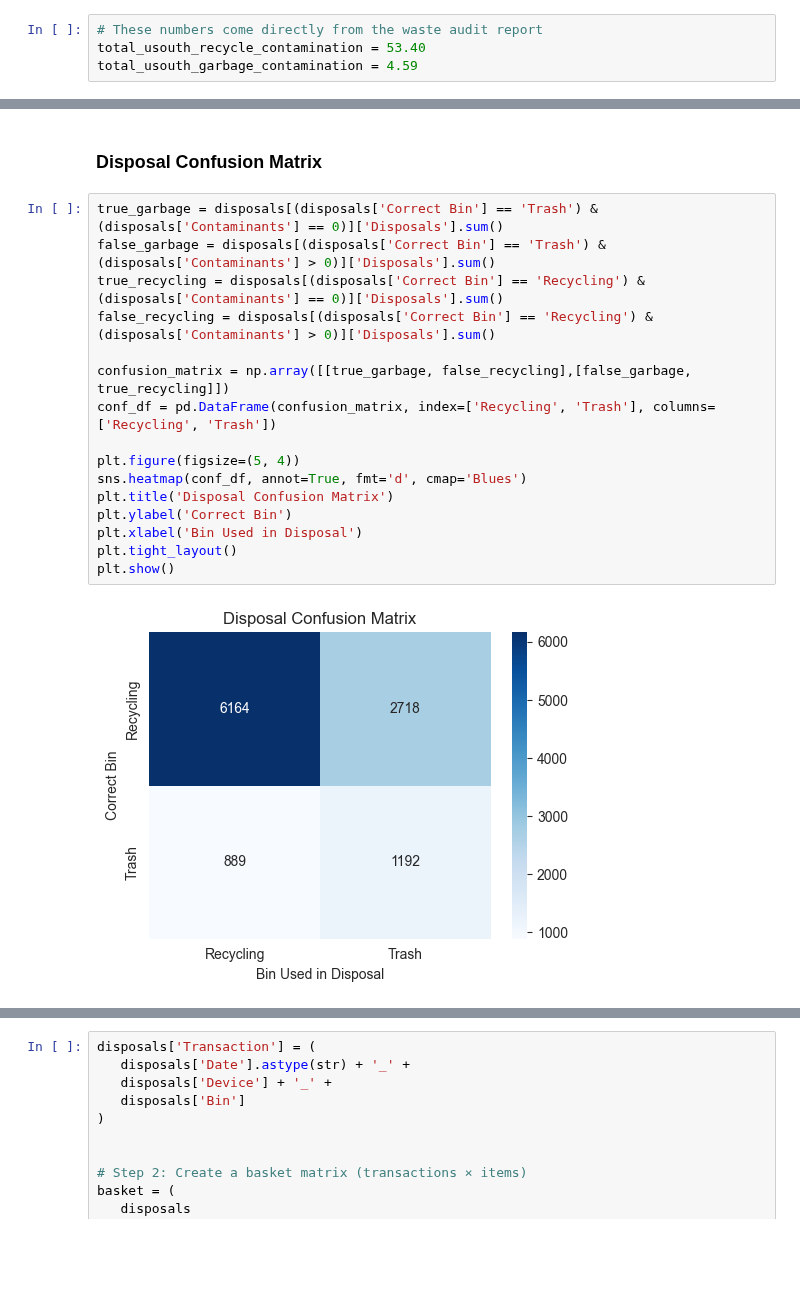
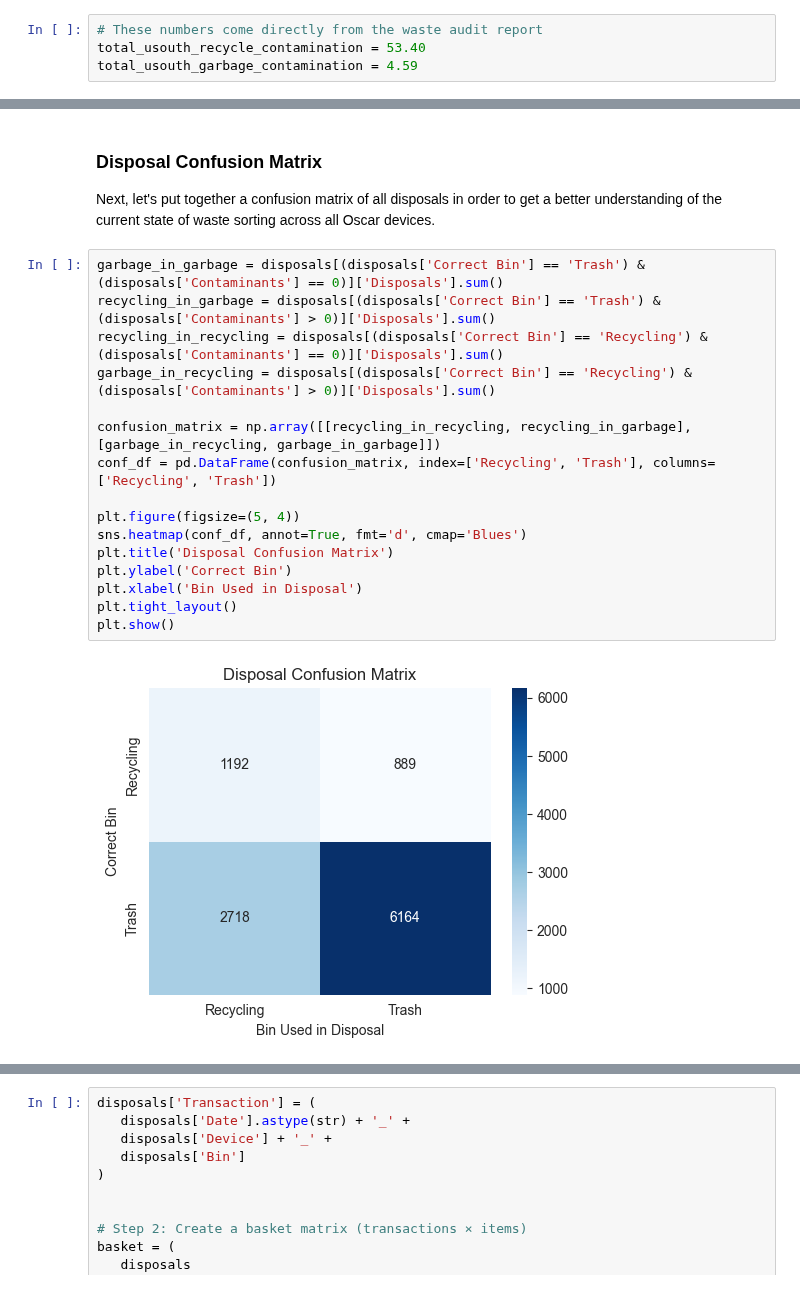
Before and after one commit to bps78/Oscar-Research-Project, a Jupyter notebook: oscar_project.ipynb, the cells around one changed output, grey strips where cells are left out. Saved outputs shown, nothing was run; the diff lists cells and outputs as text; blank space fills up the shorter version.

```diff
--- a/oscar_project.ipynb
+++ b/oscar_project.ipynb
@@ -653,20 +699,21 @@ plt.show()
 # %% [markdown]
 ### Disposal Confusion Matrix
+Next, let's put together a confusion matrix of all disposals in order to get a better understanding of the current state of waste sorting across all Oscar devices.
 # %%
-true_garbage = disposals[(disposals['Correct Bin'] == 'Trash') & (disposals['Contaminants'] == 0)]['Disposals'].sum()
-false_garbage = disposals[(disposals['Correct Bin'] == 'Trash') & (disposals['Contaminants'] > 0)]['Disposals'].sum()
-true_recycling = disposals[(disposals['Correct Bin'] == 'Recycling') & (disposals['Contaminants'] == 0)]['Disposals'].sum()
-false_recycling = disposals[(disposals['Correct Bin'] == 'Recycling') & (disposals['Contaminants'] > 0)]['Disposals'].sum()
+garbage_in_garbage = disposals[(disposals['Correct Bin'] == 'Trash') & (disposals['Contaminants'] == 0)]['Disposals'].sum()
+recycling_in_garbage = disposals[(disposals['Correct Bin'] == 'Trash') & (disposals['Contaminants'] > 0)]['Disposals'].sum()
+recycling_in_recycling = disposals[(disposals['Correct Bin'] == 'Recycling') & (disposals['Contaminants'] == 0)]['Disposals'].sum()
+garbage_in_recycling = disposals[(disposals['Correct Bin'] == 'Recycling') & (disposals['Contaminants'] > 0)]['Disposals'].sum()
 
-confusion_matrix = np.array([[true_garbage, false_recycling],[false_garbage, true_recycling]])
+confusion_matrix = np.array([[recycling_in_recycling, recycling_in_garbage],[garbage_in_recycling, garbage_in_garbage]])
 conf_df = pd.DataFrame(confusion_matrix, index=['Recycling', 'Trash'], columns=['Recycling', 'Trash'])
 
 plt.figure(figsize=(5, 4))
 sns.heatmap(conf_df, annot=True, fmt='d', cmap='Blues')
 plt.title('Disposal Confusion Matrix')
 plt.ylabel('Correct Bin')
 plt.xlabel('Bin Used in Disposal')
 plt.tight_layout()
 plt.show()
 # %% [output]
-[figure, old version]
+[figure, new version]
```
Also changed, not shown: parts of 19 cells of this notebook, 1 other file.
